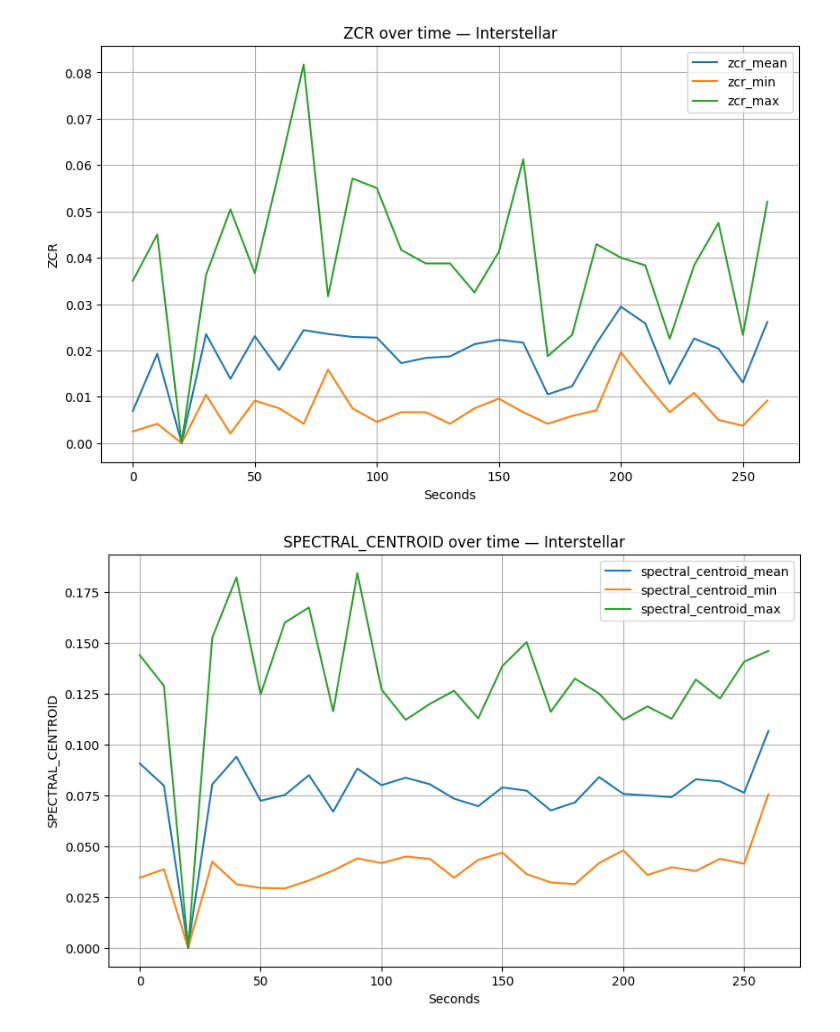
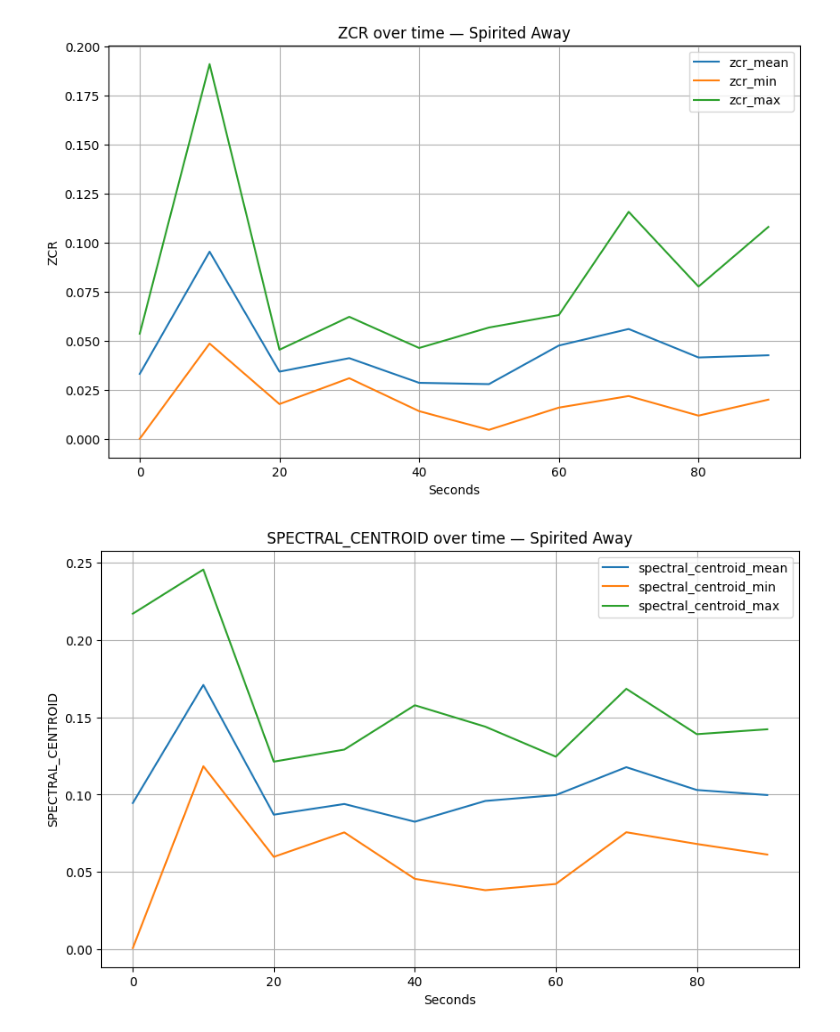
Before and after one commit to chuik633/MovieSentiments, a Jupyter notebook: exploration/audioExplore.ipynb, the cells around one changed output. Cells and saved outputs as stored; diff of their text form; code cells hidden in the pictures.

```diff
--- a/exploration/audioExplore.ipynb
+++ b/exploration/audioExplore.ipynb
@@ -14,22 +16,22 @@ df.head()
 # %%
 def plot_audio_feature(df, movie, feature_prefix):
     movie_df = df[df["movie"] == movie]
     plt.figure(figsize=(10,6))
     for suffix in ["mean", "min", "max"]:
         col = f"{feature_prefix}_{suffix}"
         if col in movie_df.columns:
             plt.plot(movie_df["seconds"], movie_df[col], label=col)
     plt.title(f"{feature_prefix.upper()} over time — {movie}")
     plt.xlabel("Seconds")
     plt.ylabel(feature_prefix.upper())
     plt.legend()
     plt.grid(True)
     plt.show()
 
 # Example usage:
-plot_audio_feature(df, "Interstellar", "zcr")
-plot_audio_feature(df, "Interstellar", "spectral_centroid")
-plot_audio_feature(df, "Interstellar", "mfcc_1")
+plot_audio_feature(df, "Spirited Away", "zcr")
+plot_audio_feature(df, "Spirited Away", "spectral_centroid")
+plot_audio_feature(df, "Spirited Away", "mfcc_1")
 # %% [output]
-[figure, old version]
+[figure, new version]
-[figure, old version]
+[figure, new version]
```
Also changed, not shown: parts of 6 cells of this notebook.
